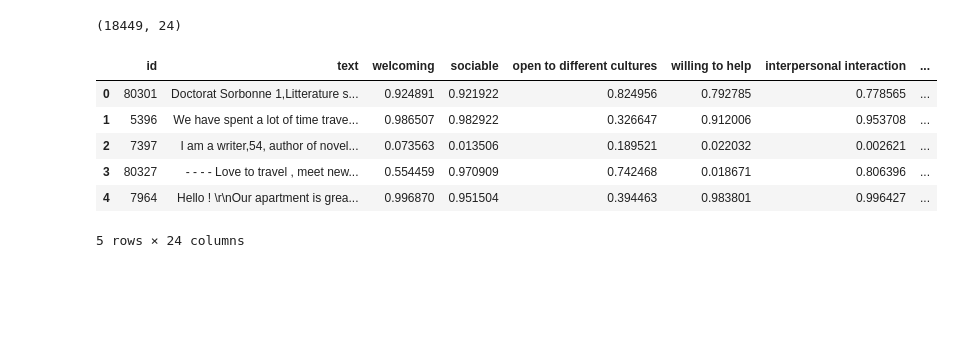
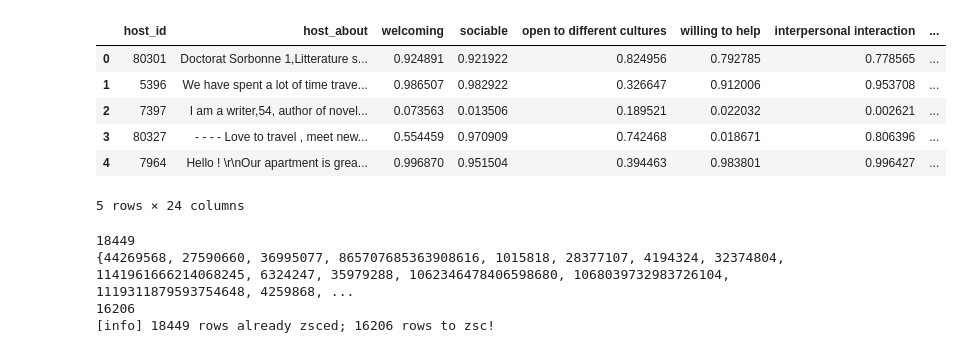
Before and after one commit to yeliu-dh/SelfPresentation_Multimodal_airbnb, a Jupyter notebook: A_preprocess/test_zsc.ipynb, the cells around one changed output. Drawn from its saved outputs; the diff is of its cells as text; code cells hidden in the pictures; blank space fills up the shorter version.

```diff
--- a/A_preprocess/test_zsc.ipynb
+++ b/A_preprocess/test_zsc.ipynb
@@ -4,15 +4,17 @@ sys.path.append(os.path.abspath(".."))
 import json
 import pandas as pd
 # %%
-results_zsc=pd.read_csv("../data_processed\paris2406\listings_paris2406_zsc18449.csv")
-print(results_zsc.shape)
-display(results_zsc.head())
+results_df=pd.read_csv("../data_processed\paris2406\listings_paris2406_zsc18449.csv")
-# %% [output]
-(18449, 24)
-|  | id | text | welcoming | sociable | open to different cultures | willing to help | interpersonal interaction | ... |
-| 0 | 80301 | Doctorat Sorbonne 1,Litterature s... | 0.924891 | 0.921922 | 0.824956 | 0.792785 | 0.778565 | ... |
-| 1 | 5396 | We have spent a lot of time trave... | 0.986507 | 0.982922 | 0.326647 | 0.912006 | 0.953708 | ... |
-| 2 | 7397 | I am a writer,54, author of novel... | 0.073563 | 0.013506 | 0.189521 | 0.022032 | 0.002621 | ... |
-| 3 | 80327 | - - - - Love to travel , meet new... | 0.554459 | 0.970909 | 0.742468 | 0.018671 | 0.806396 | ... |
-| 4 | 7964 | Hello ! \r\nOur apartment is grea... | 0.996870 | 0.951504 | 0.394463 | 0.983801 | 0.996427 | ... |
-5 rows × 24 columns
+# %%
+results_df.rename(columns={"id":"host_id",
+                           "text":"host_about"},inplace=True)
+display(results_df.head())
+results_df.to_csv("../data_processed\paris2406\listings_paris2406_zsc18449.csv", index=False)
+# %% [output]
+|  | host_id | host_about | welcoming | sociable | open to different cultures | willing to help | interpersonal interaction | ... |
+| 0 | 80301 | Doctorat Sorbonne 1,Litterature s... | 0.924891 | 0.921922 | 0.824956 | 0.792785 | 0.778565 | ... |
+| 1 | 5396 | We have spent a lot of time trave... | 0.986507 | 0.982922 | 0.326647 | 0.912006 | 0.953708 | ... |
+| 2 | 7397 | I am a writer,54, author of novel... | 0.073563 | 0.013506 | 0.189521 | 0.022032 | 0.002621 | ... |
+| 3 | 80327 | - - - - Love to travel , meet new... | 0.554459 | 0.970909 | 0.742468 | 0.018671 | 0.806396 | ... |
+| 4 | 7964 | Hello ! \r\nOur apartment is grea... | 0.996870 | 0.951504 | 0.394463 | 0.983801 | 0.996427 | ... |
+5 rows × 24 columns
@@ -18,0 +29,26 @@ display(results_zsc.head())
+# %%
+# results_df['host_id'] = results_df['host_id'].astype(str)
+# df_unique['host_id'] = df_unique['host_id'].astype(str)
+
+# results_df=pd.read_csv(path_results)
+# print(len(processed))
+# print(processed)
+
+
+all=set(df_unique['host_id'])
+print(len(all))
+print(all)
+
+
+# all中有多少在results中？
+processed=set(results_df['host_id'])
+pending_ids=[_ for _ in all if _ ont in processed]
+
+
+pending_df=df_unique[~df_unique['host_id'].isin(processed)]
+print(f"[info] {len(processed)} rows already zsced; {len(pending_df)} rows to zsc!\n")
+# %% [output]
+18449
+{44269568, 27590660, 36995077, 865707685363908616, 1015818, 28377107, 4194324, 32374804, 1141961666214068245, 6324247, 35979288, 1062346478406598680, 1068039732983726104, 1119311879593754648, 4259868, ...
+16206
+[info] 18449 rows already zsced; 16206 rows to zsc!
```
Also changed, not shown: parts of 7 cells of this notebook, 2 other files.
